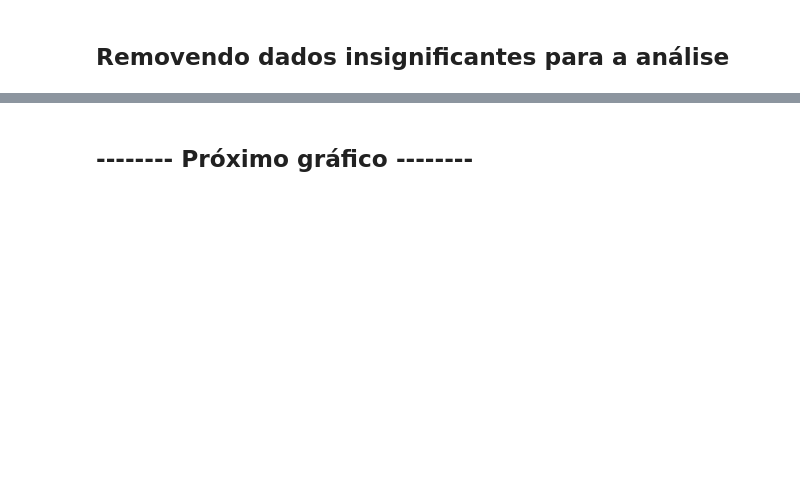
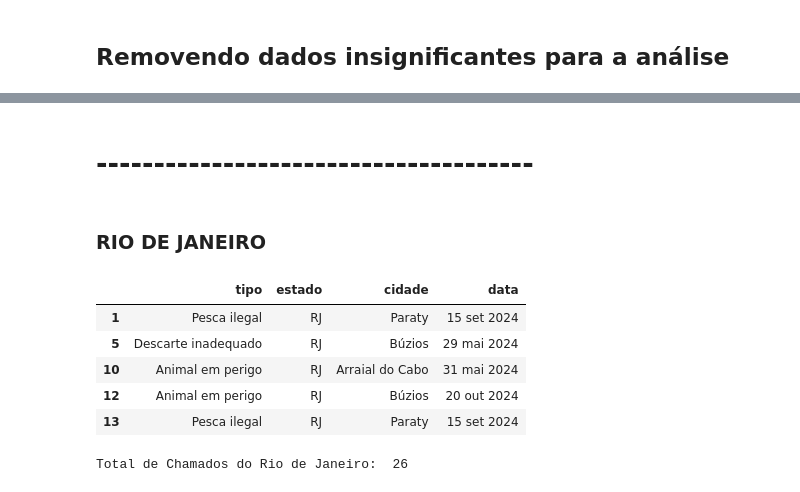
Before and after one commit to gabrielfalanga/gs-python, a Jupyter notebook: analise.ipynb, the cells around one changed output, grey strips where cells are left out. Drawn from its saved outputs; the diff is of its cells as text; code cells hidden in the pictures; blank space fills up the shorter version.

```diff
--- a/analise.ipynb
+++ b/analise.ipynb
@@ -107,3 +158,18 @@ tipos_estados_plot.show()
 # %% [markdown]
-## -------- Próximo gráfico --------
+# --------------------------------------
+# %% [markdown]
+### RIO DE JANEIRO
+# %%
+# CRIANDO DATAFRAME COM CHAMADOS SOMENTE DO RIO DE JANEIRO
+chamados_rj_df = chamados_df[chamados_df['estado'] == 'RJ']
+display(chamados_rj_df.head())
+print('Total de Chamados do Rio de Janeiro: ', chamados_rj_df.shape[0])
+# %% [output]
+|  | tipo | estado | cidade | data |
+| 1 | Pesca ilegal | RJ | Paraty | 15 set 2024 |
+| 5 | Descarte inadequado | RJ | Búzios | 29 mai 2024 |
+| 10 | Animal em perigo | RJ | Arraial do Cabo | 31 mai 2024 |
+| 12 | Animal em perigo | RJ | Búzios | 20 out 2024 |
+| 13 | Pesca ilegal | RJ | Paraty | 15 set 2024 |
+Total de Chamados do Rio de Janeiro:  26
 # %%
```
Also changed, not shown: parts of 24 cells of this notebook, 2 other files.
